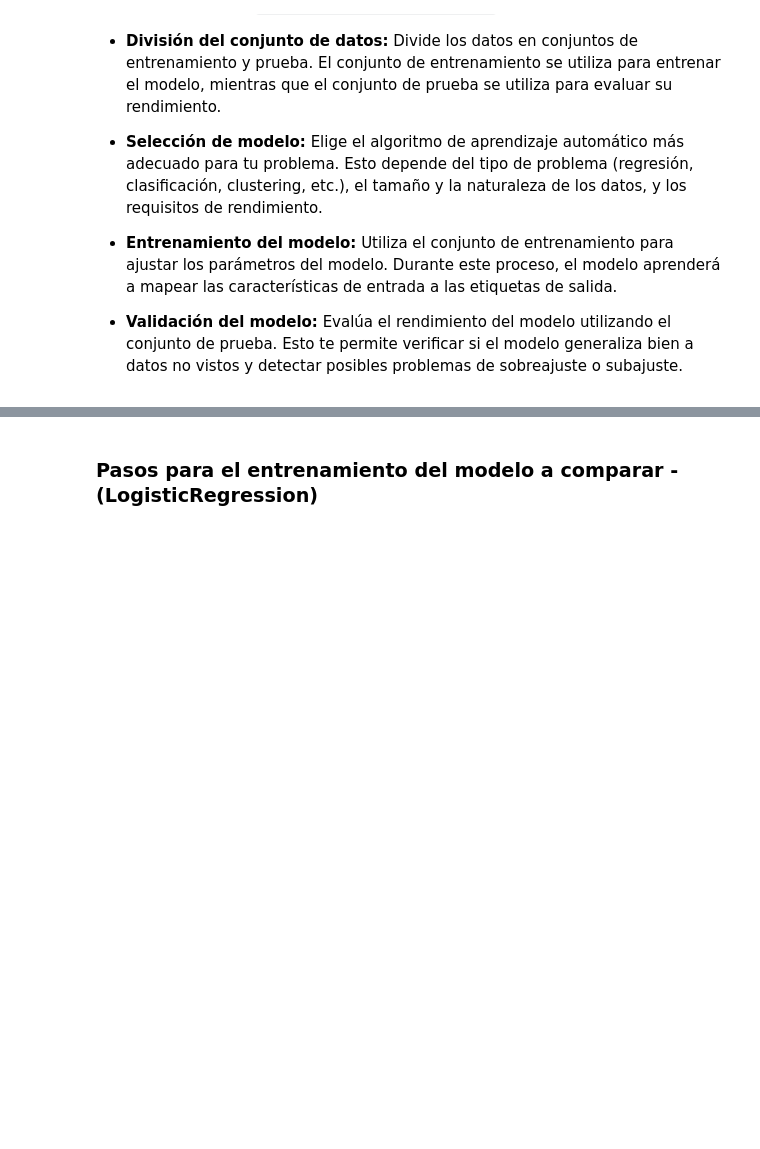
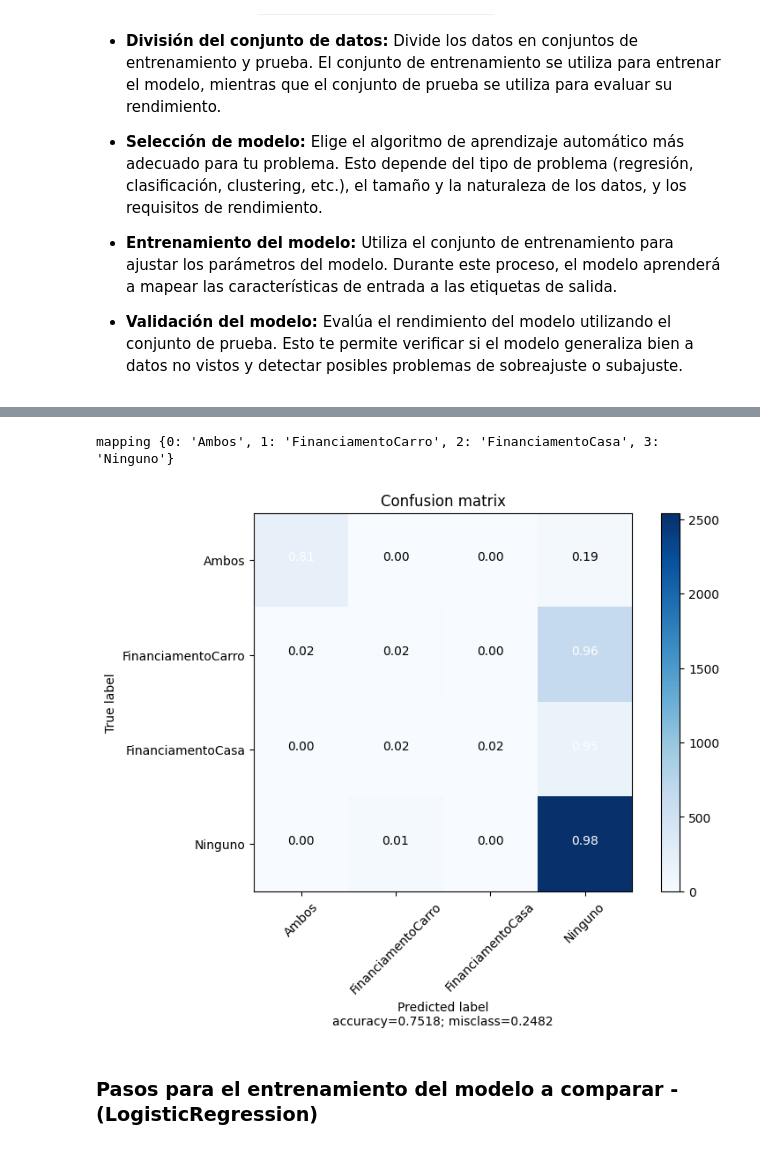
Before and after one commit to carloslario/python-b2-proyecto-final-lariocarlos, a Jupyter notebook: python_b2_proyecto_final.ipynb, the cells around one changed output, grey strips where cells are left out. Cells and saved outputs as stored; diff of their text form; code cells hidden in the pictures; blank space fills up the shorter version.

```diff
--- a/python_b2_proyecto_final.ipynb
+++ b/python_b2_proyecto_final.ipynb
@@ -1854,5 +1958,10 @@ A continuación, desarrolla los siguientes pasos para cada uno de los modelos so
 # %%
 # Plot confusion matrix using plot_confusion_matrix
+cm_rf = confusion_matrix(y_test, y_pred)
+plot_confusion_matrix(cm_rf, tipo_financiamiento_mapping)
+# %% [output]
+mapping {0: 'Ambos', 1: 'FinanciamentoCarro', 2: 'FinanciamentoCasa', 3: 'Ninguno'}
+[figure, added]
 # %% [markdown]
 ### **Pasos para el entrenamiento del modelo  a comparar - (LogisticRegression)**
 # %%
```
Also changed, not shown: parts of 36 cells of this notebook.
